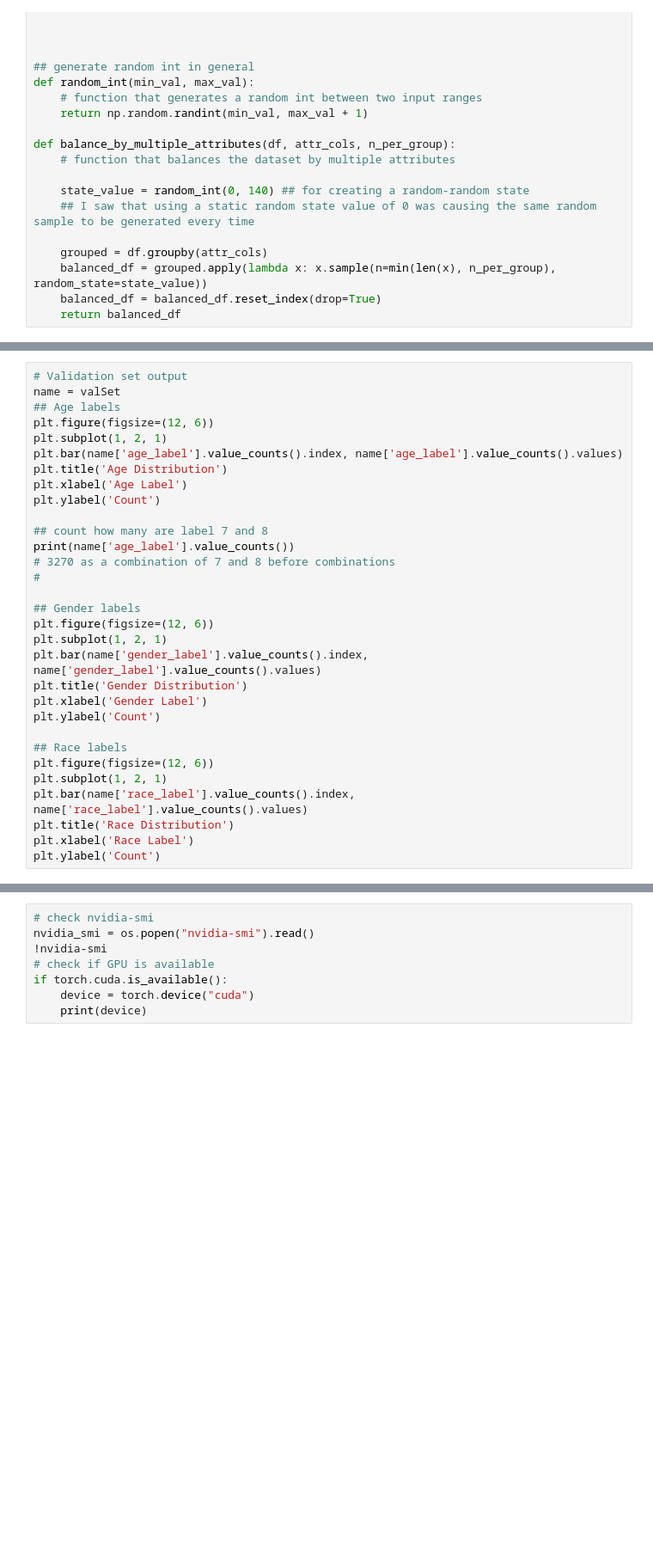
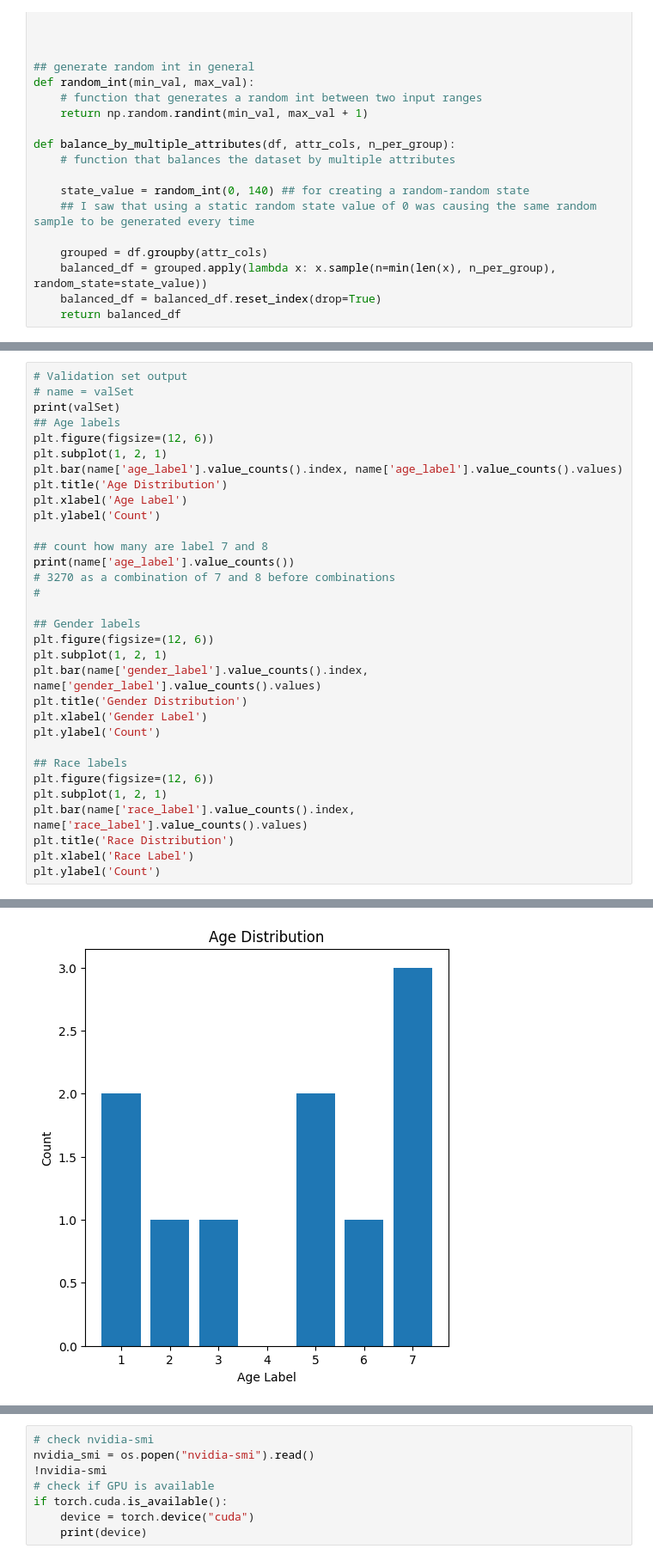
Before and after one commit to dipeshio/ECEG478_Project, a Jupyter notebook: dataTesting.ipynb, the cells around one changed output, grey strips where cells are left out. Shown: that part at 86% size. Saved outputs shown, nothing was run; the diff lists cells and outputs as text; blank space fills up the shorter version.

```diff
--- a/dataTesting.ipynb
+++ b/dataTesting.ipynb
@@ -137,6 +157,7 @@ validation_files = set(validationSet['file'])
 # %%
 # Validation set output
-name = valSet
+# name = valSet
+print(valSet)
 ## Age labels
 plt.figure(figsize=(12, 6))
 plt.subplot(1, 2, 1)
@@ -165,3 +186,4 @@ plt.bar(name['race_label'].value_counts().index, name['race_label'].value_counts
 plt.title('Race Distribution')
 plt.xlabel('Race Label')
 plt.ylabel('Count')
+# %% [output]
@@ -167,0 +208 @@ plt.ylabel('Count')
+[figure, added]
```
Also changed, not shown: parts of 6 cells of this notebook, 2 other files.
